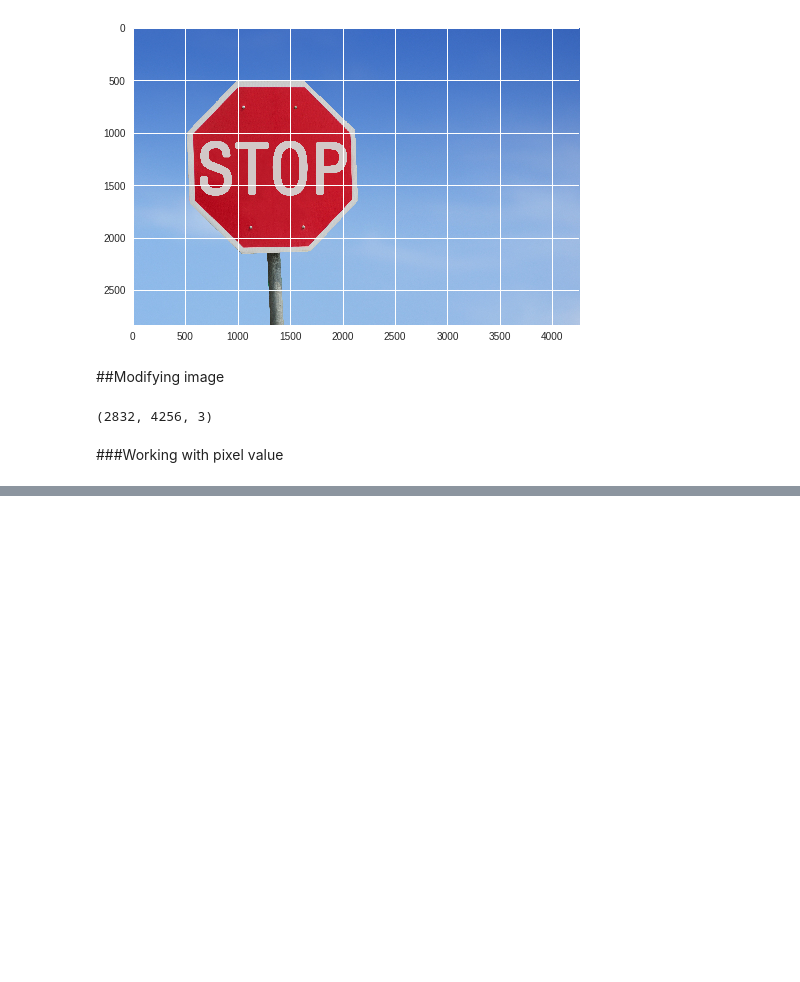
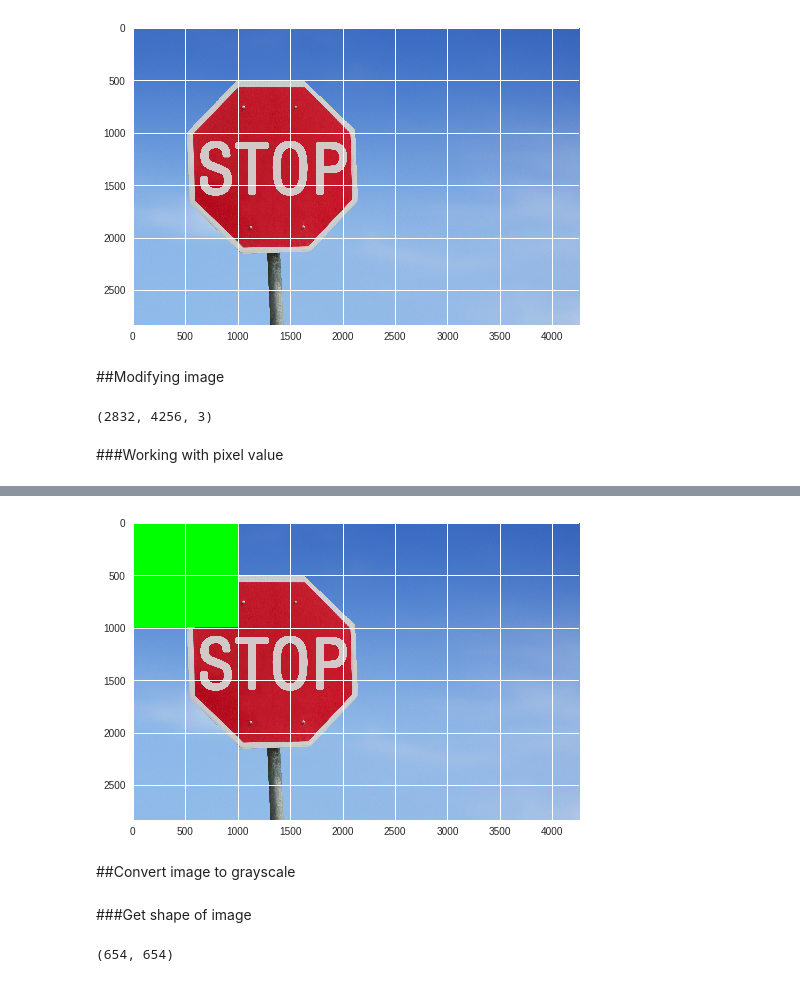
Before and after one commit to hkhojasteh/Personal-Blog, a Jupyter notebook: introduction-to-deep-learning-with-keras-workshop/01_Introduction_to_Deep_Learning_with_Keras_Workshop.ipynb, the cells around one changed output, grey strips where cells are left out. Drawn from its saved outputs; the diff is of its cells as text; code cells hidden in the pictures; blank space fills up the shorter version.

```diff
--- a/introduction-to-deep-learning-with-keras-workshop/01_Introduction_to_Deep_Learning_with_Keras_Workshop.ipynb
+++ b/introduction-to-deep-learning-with-keras-workshop/01_Introduction_to_Deep_Learning_with_Keras_Workshop.ipynb
@@ -78,0 +95,21 @@ data.shape
+# %%
+# Load the image
+data = np.array(plt.imread('./image/sign.jpg'))
+
+
+# Set the red channel in this part of the image to 0
+data[0:1000, 0:1000, 0] = 0
+
+# Set the green channel in this part of the image to 255
+data[0:1000, 0:1000, 1] = 255
+
+# Set the blue channel in this part of the image to 0
+data[0:1000, 0:1000, 2] = 0
+
+# Visualize the result
+plt.imshow(data)
+plt.show()
+# %% [output]
+[figure, added]
+# %% [markdown]
+##Convert image to grayscale
@@ -78,0 +122,6 @@ data.shape
+# %% [markdown]
+###Get shape of image
+# %%
+tshirt.shape
+# %% [output]
+(654, 654)
```
Also changed, not shown: parts of 5 cells of this notebook.
